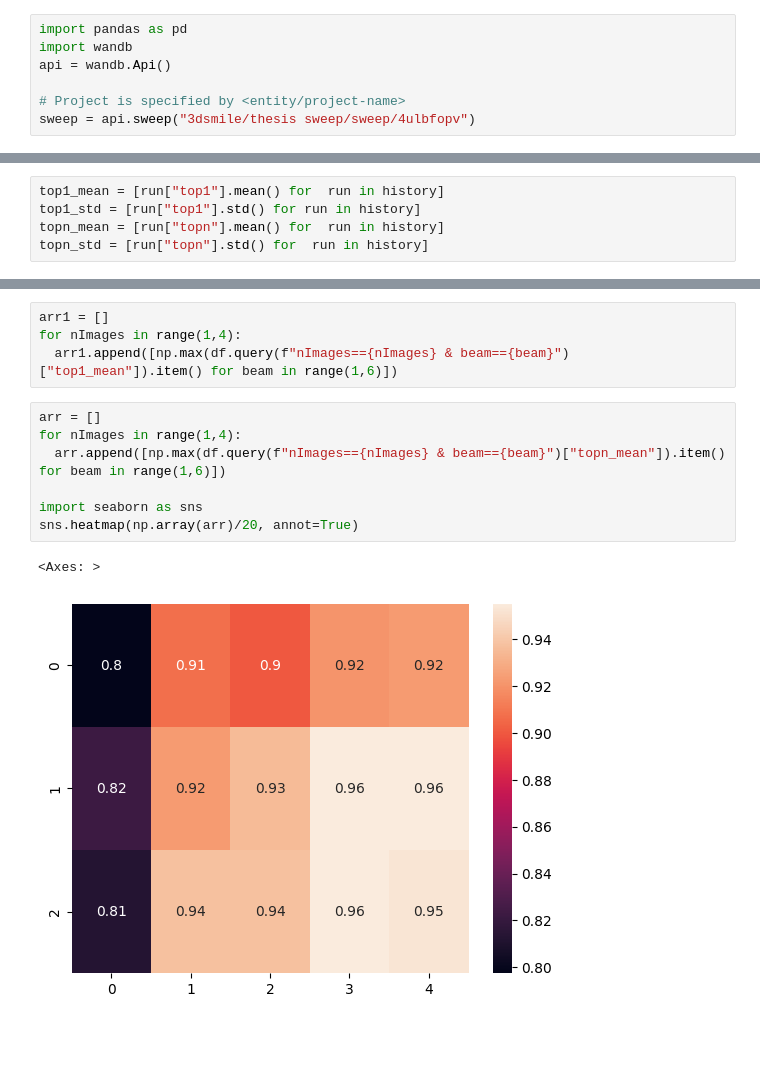
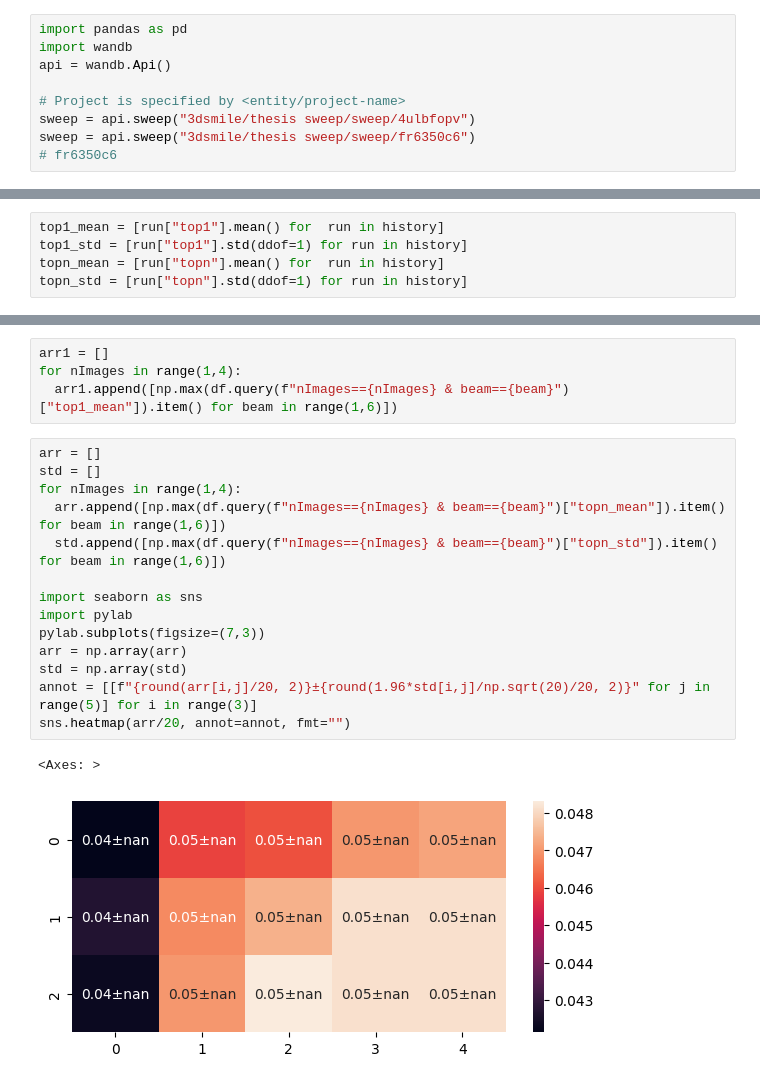
Before and after one commit to weathon/3d2smile, a Jupyter notebook: data_processing.ipynb, the cells around one changed output, grey strips where cells are left out. Cells and saved outputs as stored; diff of their text form; blank space fills up the shorter version.

```diff
--- a/data_processing.ipynb
+++ b/data_processing.ipynb
@@ -22,3 +38,5 @@ api = wandb.Api()
 
 # Project is specified by <entity/project-name>
 sweep = api.sweep("3dsmile/thesis sweep/sweep/4ulbfopv")
+sweep = api.sweep("3dsmile/thesis sweep/sweep/fr6350c6")
+# fr6350c6
@@ -50,6 +50,6 @@ len(runs)
 history = [run.history() for run in runs]
 # %%
 top1_mean = [run["top1"].mean() for  run in history]
-top1_std = [run["top1"].std() for run in history]
+top1_std = [run["top1"].std(ddof=1) for run in history]
 topn_mean = [run["topn"].mean() for  run in history]
-topn_std = [run["topn"].std() for  run in history]
+topn_std = [run["topn"].std(ddof=1) for run in history]
@@ -93,11 +105,18 @@ for nImages in range(1,4):
   arr1.append([np.max(df.query(f"nImages=={nImages} & beam=={beam}")["top1_mean"]).item() for beam in range(1,6)])
 # %%
 arr = []
+std = []
 for nImages in range(1,4):
   arr.append([np.max(df.query(f"nImages=={nImages} & beam=={beam}")["topn_mean"]).item() for beam in range(1,6)])
+  std.append([np.max(df.query(f"nImages=={nImages} & beam=={beam}")["topn_std"]).item() for beam in range(1,6)])
 
 import seaborn as sns
-sns.heatmap(np.array(arr)/20, annot=True)
+import pylab
+pylab.subplots(figsize=(7,3))
+arr = np.array(arr)
+std = np.array(std)
+annot = [[f"{round(arr[i,j]/20, 2)}±{round(1.96*std[i,j]/np.sqrt(20)/20, 2)}" for j in range(5)] for i in range(3)]
+sns.heatmap(arr/20, annot=annot, fmt="")
 # %% [output]
 <Axes: >
-[figure, old version]
+[figure, new version]
```
Also changed, not shown: parts of 7 cells of this notebook.
